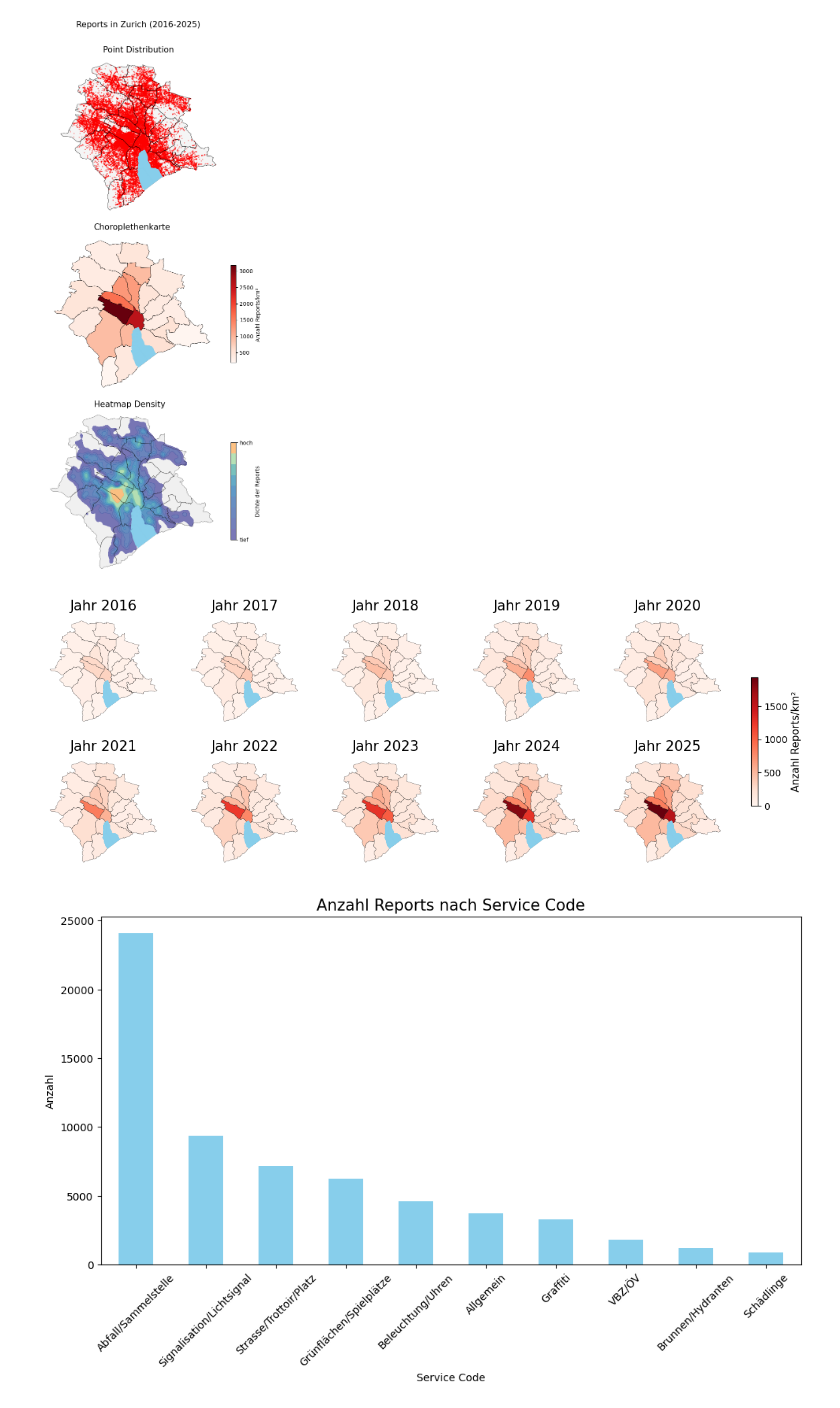
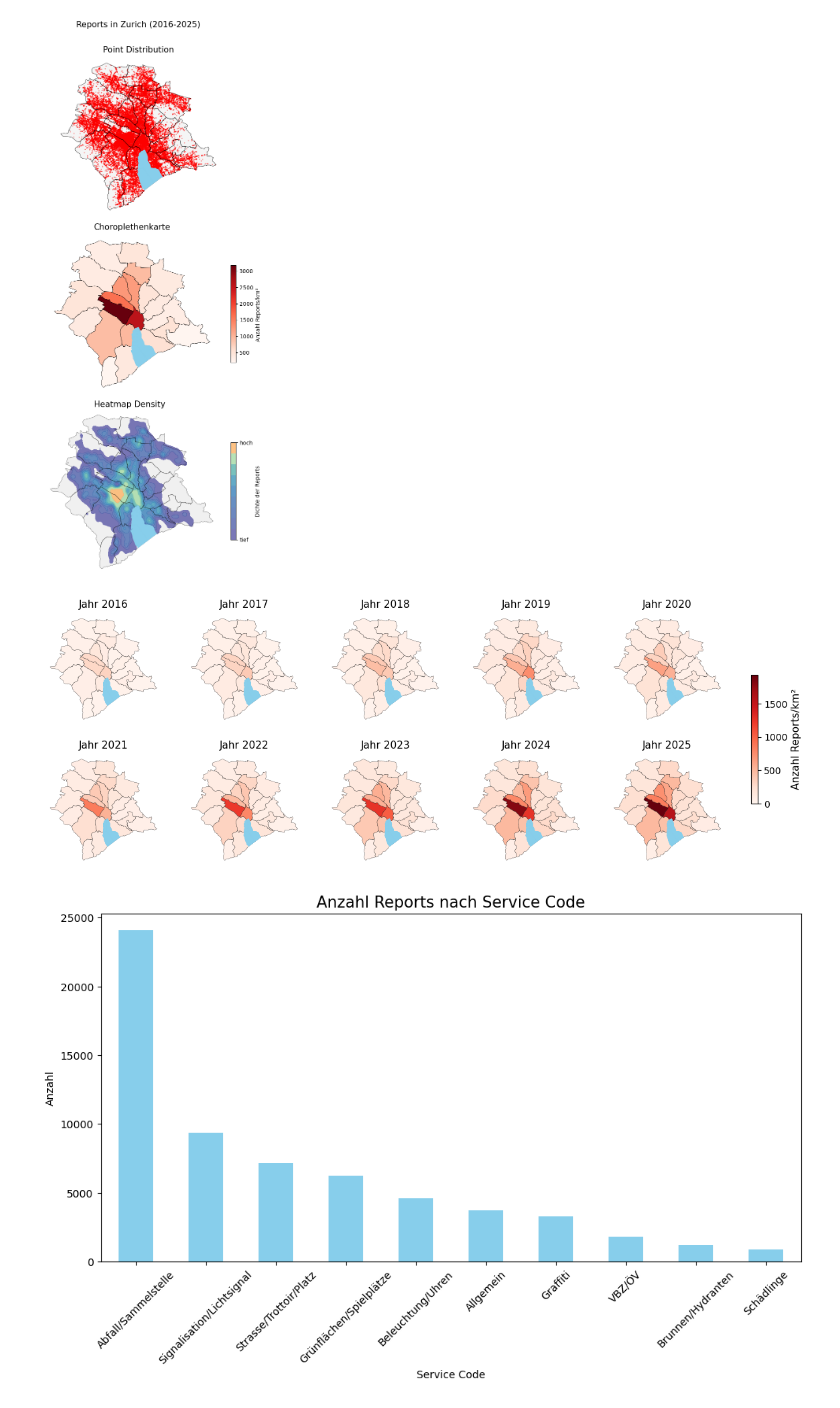
Before and after one commit to fabianott/sds210_project, a Jupyter notebook: notebooks/spatial_analysis.ipynb, the cells around one changed output. Drawn from its saved outputs; the diff is of its cells as text; code cells hidden in the pictures.

```diff
--- a/notebooks/spatial_analysis.ipynb
+++ b/notebooks/spatial_analysis.ipynb
@@ -120,35 +120,35 @@ yearly_counts = reports_quartiere_gdf.groupby(["year", "name"]).size().reset_ind
 yearly_density = yearly_counts.merge(quartiere_gdf[["name", "area_km2"]], on="name")
 yearly_density["density"] = yearly_density["count"] / yearly_density["area_km2"]
 max_yearly_density = yearly_density["density"].max()
 
 # Chorplethenkarten erstellen
 fig, axs = plt.subplots(2,5, figsize=(16,5))
 axs = axs.flatten()
 
 jahre = range(2016, 2026)
 
 for i, jahr in enumerate(jahre):
     ax = axs[i]
     counts_jahr = yearly_counts[yearly_counts['year'] == jahr]
     show = quartiere_gdf.merge(counts_jahr, on="name", how="left")
 
     show["density"] = show["count"] / show["area_km2"]
 
     show.plot(column="density", cmap="Reds", vmin=0, vmax=max_yearly_density,
                   edgecolor="black", linewidth=0.2, ax=ax)
     lakes_gdf.plot(ax=ax, color="skyblue", zorder=2)
 
-    ax.set_title(f"Jahr {jahr}", fontsize=15)
+    ax.set_title(f"Jahr {jahr}", fontsize=11)
     ax.axis("off")
 
 sm = plt.cm.ScalarMappable(cmap="Reds", norm=plt.Normalize(vmin=0, vmax=max_val))
 sm._A = []
 cbar = fig.colorbar(sm, ax=axs, orientation='vertical', shrink=0.5, pad=0.03)
 cbar.set_label("Anzahl Reports/km²", fontsize=11)
 
 plt.show()
 # %% [output]
-[figure, old version]
+[figure, new version]
 # %%
 # 1. Häufigkeit der Service-Codes zählen und plotten
 reports_gdf["service_code"].value_counts().plot(kind='bar', figsize=(12, 6), color='skyblue')
```
